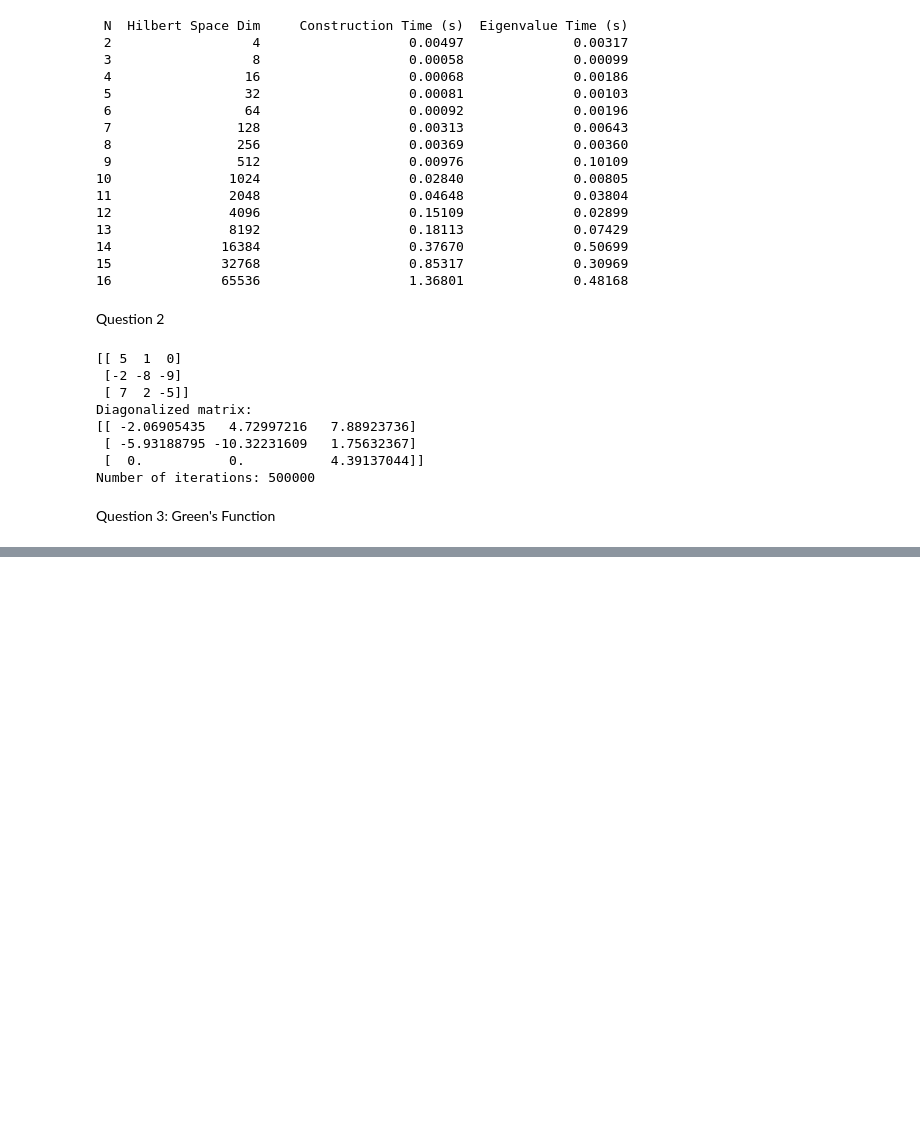
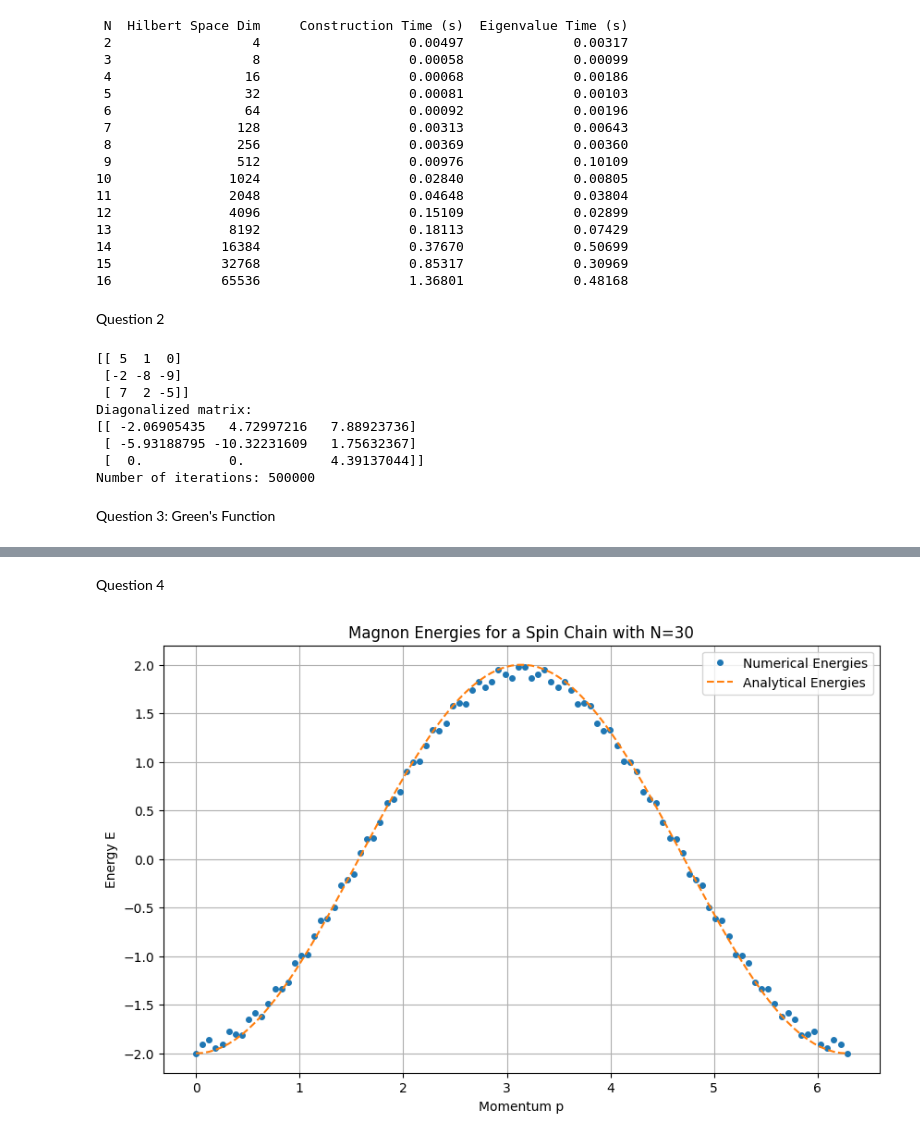
Before and after one commit to wcmelby/wcm_Phys129L_section, a Jupyter notebook: Section_4/Section4.ipynb, the cells around one changed output, grey strips where cells are left out. Drawn from its saved outputs; the diff is of its cells as text; code cells hidden in the pictures; blank space fills up the shorter version.

```diff
--- a/Section_4/Section4.ipynb
+++ b/Section_4/Section4.ipynb
@@ -538,0 +545,62 @@ if __name__ == "__main__":
+# %% [markdown]
+Question 4
+# %%
+def solve_magnon_energy(H, p_values):
+    """
+    Calculate the energies associated with different momenta p for a given Hamiltonian H.
+
+    Parameters:
+        H (ndarray): Hermitian Hamiltonian matrix.
+        p_values (ndarray): Array of momentum values.
+
+    Returns:
+        energies (ndarray): Energies associated with the given p values.
+    """
+    # Dimensions of the Hamiltonian matrix
+    N = H.shape[0]
+
+    # Initialize an array to store energies
+    energies = []
+
+    for p in p_values:
+        # Create the magnon state |p⟩ as a complex vector
+        state = np.exp(1j * p * np.arange(N)) / np.sqrt(N)
+
+        # Compute the energy using H|p⟩ = E|p⟩
+        energy = np.vdot(state, H @ state).real  # Take the real part as energy is real-valued
+        energies.append(energy)
+
+    return np.array(energies)
+
+# Example usage
+if __name__ == "__main__":
+    # Define the spin chain length
+    N = 30
+
+    # Define the Hamiltonian for the spin chain
+    H = np.zeros((N, N))
+    for i in range(N):
+        H[i, (i + 1) % N] = -1  # Periodic boundary conditions
+        H[(i + 1) % N, i] = -1
+
+    # Define momentum values
+    p_values = np.linspace(0, 2 * np.pi, 100)
+
+    # Calculate energies
+    energies = solve_magnon_energy(H, p_values)
+
+    # Analytical expression for comparison
+    analytical_energies = -2 * np.cos(p_values)
+
+    # Plot the results
+    plt.figure(figsize=(10, 6))
+    plt.plot(p_values, energies, label="Numerical Energies", marker="o", markersize=4, linestyle="none")
+    plt.plot(p_values, analytical_energies, label="Analytical Energies", linestyle="--")
+    plt.xlabel("Momentum p")
+    plt.ylabel("Energy E")
+    plt.title("Magnon Energies for a Spin Chain with N=30")
+    plt.legend()
+    plt.grid()
+    plt.show()
+# %% [output]
+[figure, added]
```
Also changed, not shown: parts of 1 cell of this notebook.
